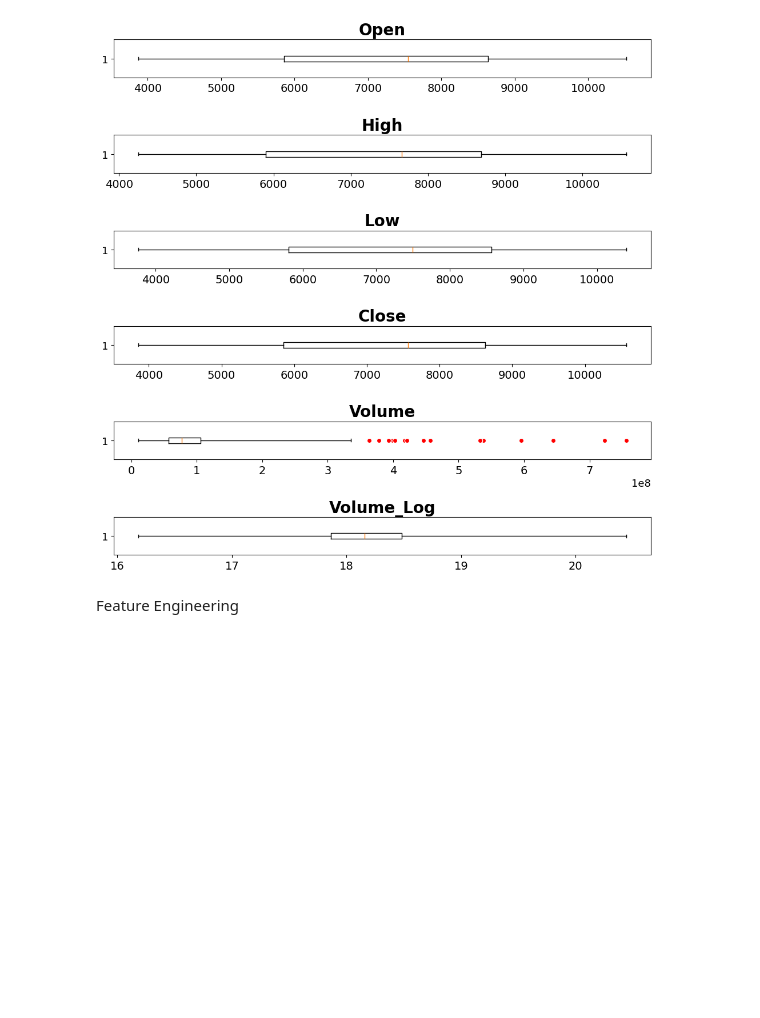
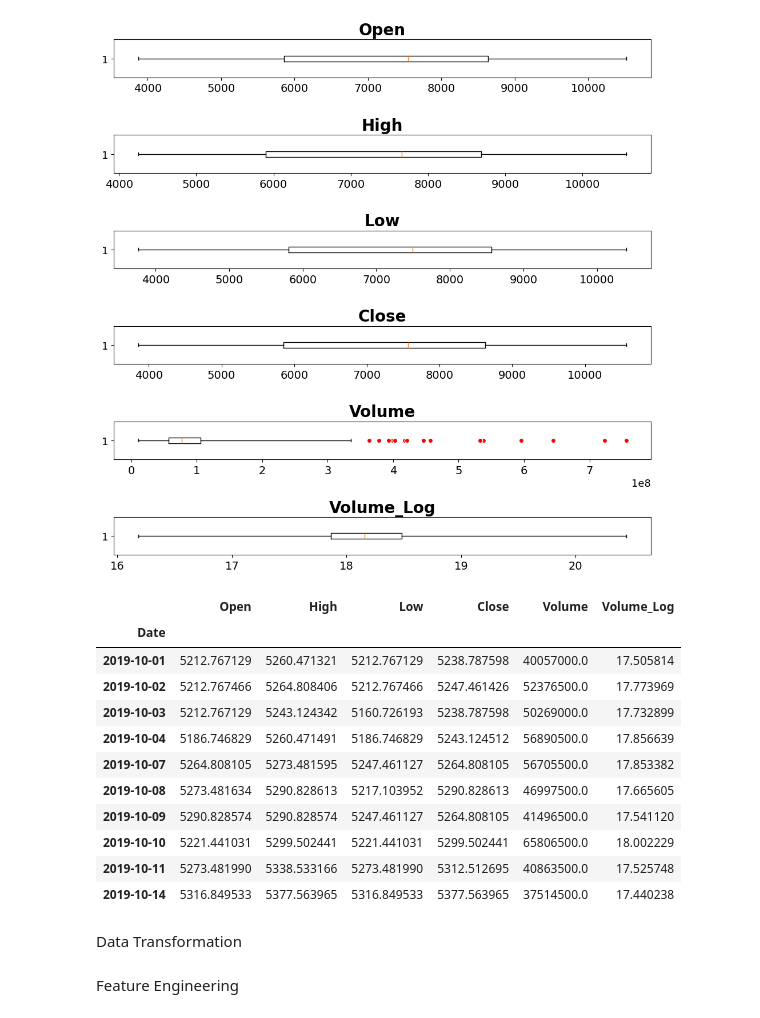
Before and after one commit to MartinoSimatupang/Skripsi-Martino-Simatupang, a Jupyter notebook: Model Random Forest-Bayesian Optimization.ipynb, the cells around one changed output. Cells and saved outputs as stored; diff of their text form; code cells hidden in the pictures; blank space fills up the shorter version.

```diff
--- a/Model Random Forest-Bayesian Optimization.ipynb
+++ b/Model Random Forest-Bayesian Optimization.ipynb
@@ -303,6 +302,24 @@ plt.tight_layout()
 plt.show()
 # %% [output]
 [figure]
+# %%
+data_olahan = data.drop('Volume', axis = 1)
+data.head(10)
+# %% [output]
+|  | Open | High | Low | Close | Volume | Volume_Log |
+| Date |  |  |  |  |  |  |
+| 2019-10-01 | 5212.767129 | 5260.471321 | 5212.767129 | 5238.787598 | 40057000.0 | 17.505814 |
+| 2019-10-02 | 5212.767466 | 5264.808406 | 5212.767466 | 5247.461426 | 52376500.0 | 17.773969 |
+| 2019-10-03 | 5212.767129 | 5243.124342 | 5160.726193 | 5238.787598 | 50269000.0 | 17.732899 |
+| 2019-10-04 | 5186.746829 | 5260.471491 | 5186.746829 | 5243.124512 | 56890500.0 | 17.856639 |
+| 2019-10-07 | 5264.808105 | 5273.481595 | 5247.461127 | 5264.808105 | 56705500.0 | 17.853382 |
+| 2019-10-08 | 5273.481634 | 5290.828613 | 5217.103952 | 5290.828613 | 46997500.0 | 17.665605 |
+| 2019-10-09 | 5290.828574 | 5290.828574 | 5247.461127 | 5264.808105 | 41496500.0 | 17.541120 |
+| 2019-10-10 | 5221.441031 | 5299.502441 | 5221.441031 | 5299.502441 | 65806500.0 | 18.002229 |
+| 2019-10-11 | 5273.481990 | 5338.533166 | 5273.481990 | 5312.512695 | 40863500.0 | 17.525748 |
+| 2019-10-14 | 5316.849533 | 5377.563965 | 5316.849533 | 5377.563965 | 37514500.0 | 17.440238 |
+# %% [markdown]
+Data Transformation
 # %% [markdown]
 Feature Engineering
 # %%
```
Also changed, not shown: parts of 34 cells of this notebook, 1 other file.
